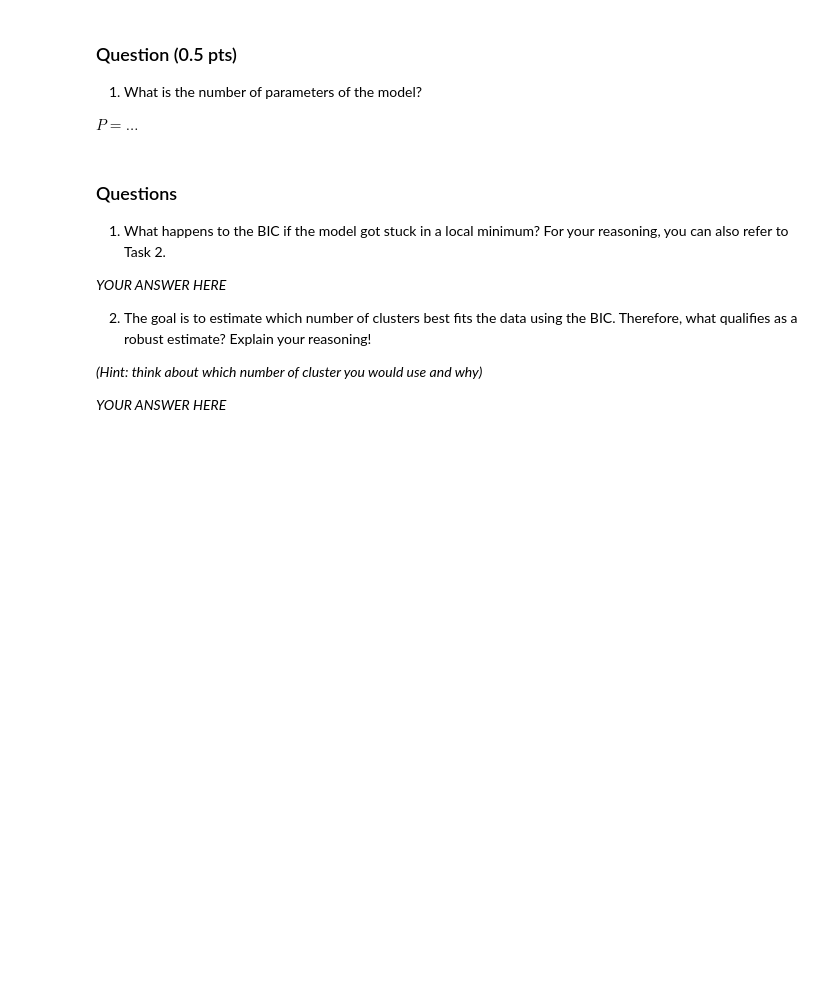
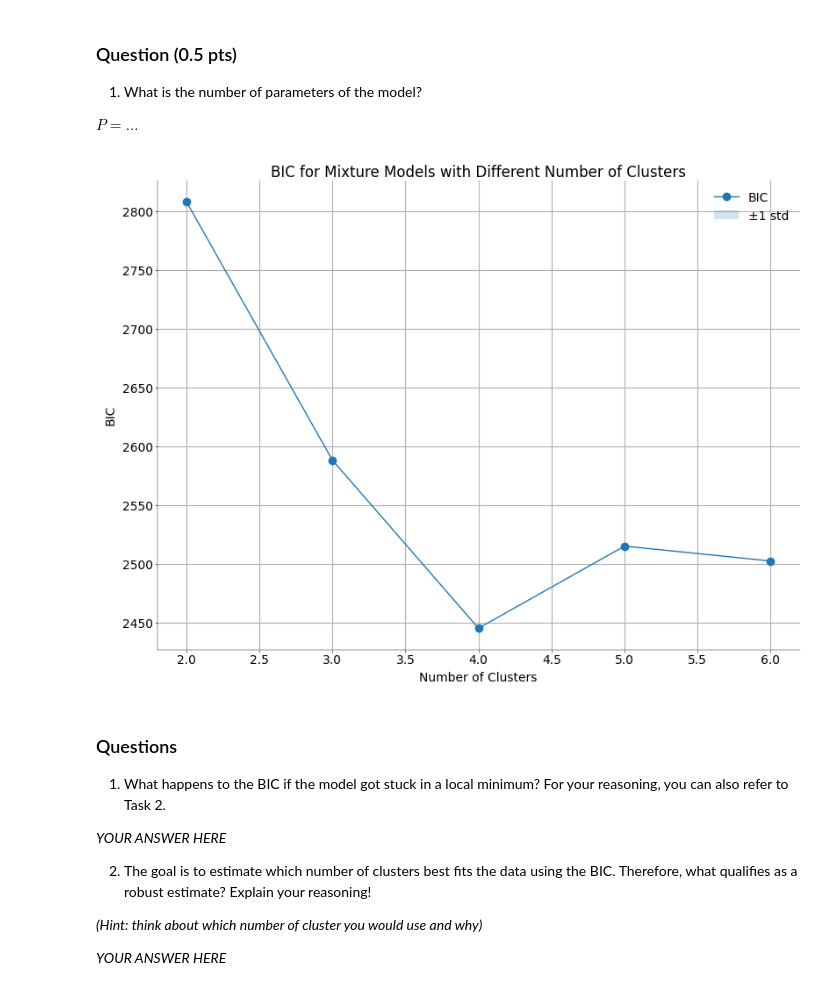
Before and after one commit to aeldably/Neural_Data_Science_Summer_2025, a Jupyter notebook: notebooks/CodingLab2.ipynb, the cells around one changed output. Drawn from its saved outputs; the diff is of its cells as text; code cells hidden in the pictures; blank space fills up the shorter version.

```diff
--- a/notebooks/CodingLab2.ipynb
+++ b/notebooks/CodingLab2.ipynb
@@ -411,3 +431,10 @@ BIC = np.zeros((num_seeds, len(K)))
 LL = np.zeros((num_seeds, len(K)))
 
 # run mog and BIC multiple times here
+for i, k in enumerate(K):
+    for j in range(num_seeds):
+        labels, m, S, p = fit_mog(X, n_clusters=k, n_iters=10, random_seed=j)
+        BIC[j, i], LL[j, i] = mog_bic(X, m, S, p)
+    # Compute the mean BIC and LL across all seeds
+    BIC[:, i] = np.mean(BIC[:, i])
+    LL[:, i] = np.mean(LL[:, i])
@@ -419,3 +441,26 @@ LL = np.zeros((num_seeds, len(K)))
+# %%
+# ------------------------------------------------------------------------------------------
+# Plot the result and answer the questions (1+1 pts)
+# Don't forget to plot your robust estimate and highlight the estimated number of clusters!
+# ------------------------------------------------------------------------------------------
+# Plot the BIC
+fig, ax = plt.subplots(figsize=(8, 6), layout="constrained")
+ax.plot(K, BIC.mean(axis=0), marker="o", label="BIC")
+ax.fill_between(
+    K,
+    BIC.mean(axis=0) - BIC.std(axis=0),
+    BIC.mean(axis=0) + BIC.std(axis=0),
+    alpha=0.2,
+    label="±1 std",
+)
+ax.set_title("BIC for Mixture Models with Different Number of Clusters")
+ax.set_xlabel("Number of Clusters")
+ax.set_ylabel("BIC")
+ax.legend()
+ax.grid(True)
+plt.show()
+# %% [output]
+[figure, added]
 # %% [markdown]
 ### Questions
 
```
Also changed, not shown: parts of 3 cells of this notebook.
